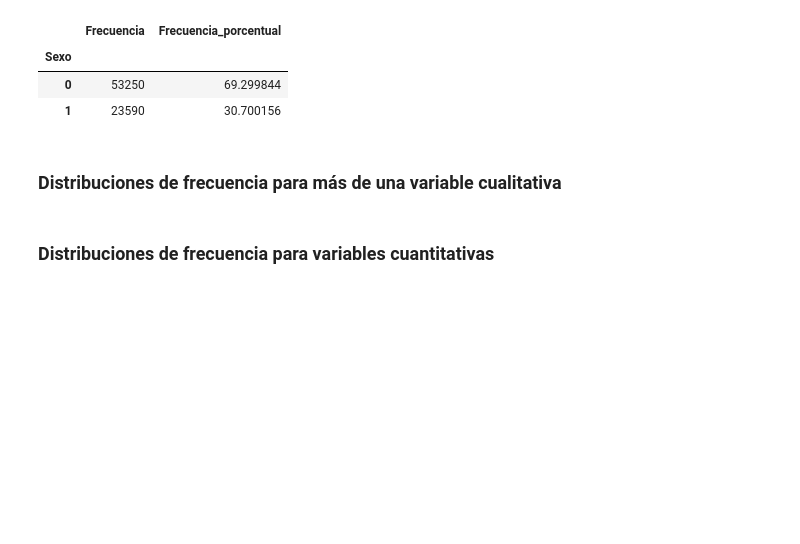
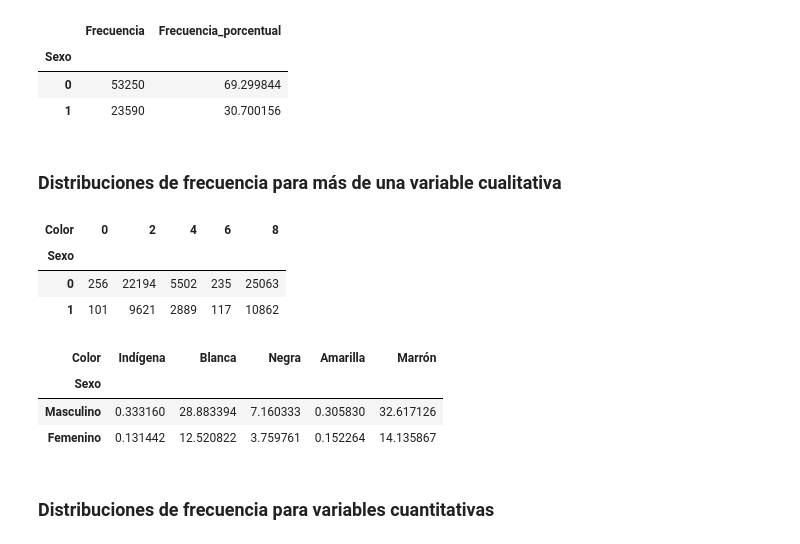
Before and after one commit to HillkirkLautaro/estadisticas_python, a Jupyter notebook: Python_Data_Science_Estadistica_inicial.ipynb, the cells around one changed output. Drawn from its saved outputs; the diff is of its cells as text; code cells hidden in the pictures; blank space fills up the shorter version.

```diff
--- a/Python_Data_Science_Estadistica_inicial.ipynb
+++ b/Python_Data_Science_Estadistica_inicial.ipynb
@@ -76,3 +76,21 @@ color = {0: 'Indígena',
          6: 'Amarilla',
          8: 'Marrón',
          9: 'NA'}
+# %%
+Cross = pd.crosstab(df.Sexo, df.Color)
+Cross
+# %% [output]
+| Color | 0 | 2 | 4 | 6 | 8 |
+| Sexo |  |  |  |  |  |
+| 0 | 256 | 22194 | 5502 | 235 | 25063 |
+| 1 | 101 | 9621 | 2889 | 117 | 10862 |
+# %%
+#se crea una tabla cruzada y cambiamos el nombre del indice de las columnas y filas
+Cross_porcentual = pd.crosstab(df.Sexo, df.Color, normalize=True) * 100
+Cross_porcentual.rename(index = sexo, columns= color, inplace=True)
+Cross_porcentual
+# %% [output]
+| Color | Indígena | Blanca | Negra | Amarilla | Marrón |
+| Sexo |  |  |  |  |  |
+| Masculino | 0.333160 | 28.883394 | 7.160333 | 0.305830 | 32.617126 |
+| Femenino | 0.131442 | 12.520822 | 3.759761 | 0.152264 | 14.135867 |
```
Also changed, not shown: parts of 1 cell of this notebook.
